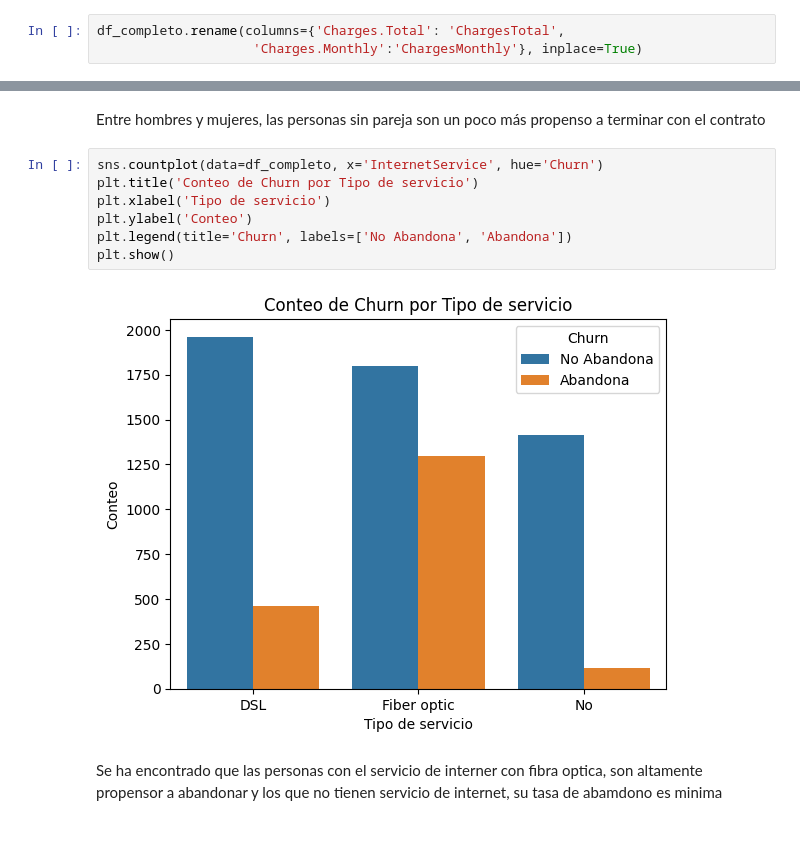
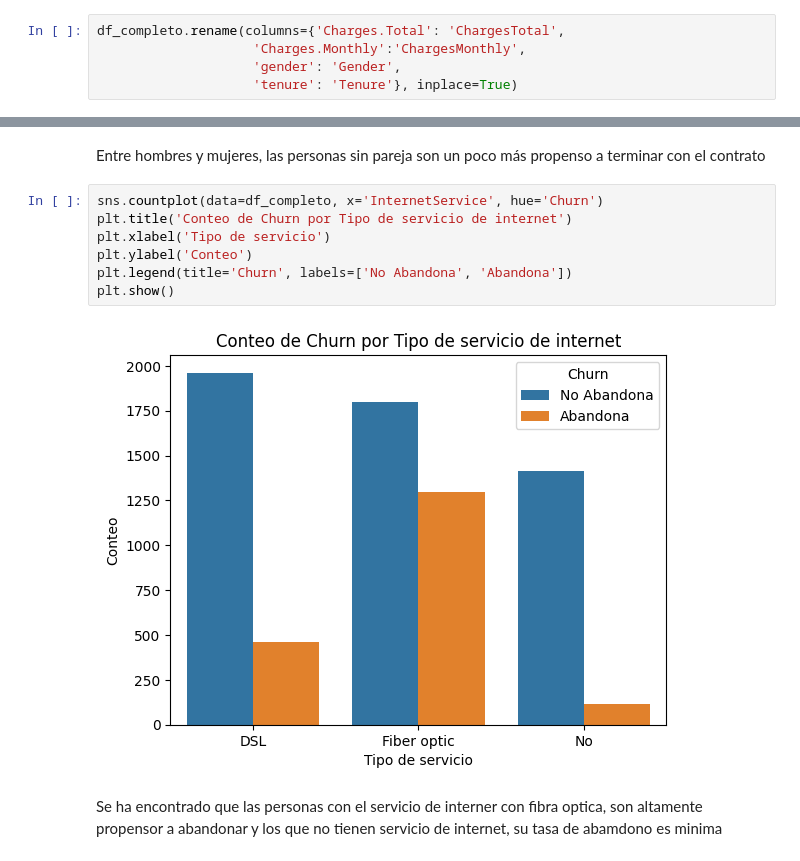
Before and after one commit to Cristiand056/Alura_Teleconx_LATAM, a Jupyter notebook: TelecomX_LATAM.ipynb, the cells around one changed output, grey strips where cells are left out. Drawn from its saved outputs; the diff is of its cells as text.

```diff
--- a/TelecomX_LATAM.ipynb
+++ b/TelecomX_LATAM.ipynb
@@ -149,5 +149,7 @@ df_completo.describe()
 | max | 1.000000 | 72.000000 | 118.750000 | 8684.800000 |
 # %%
 df_completo.rename(columns={'Charges.Total': 'ChargesTotal',
-                    'Charges.Monthly':'ChargesMonthly'}, inplace=True)
+                    'Charges.Monthly':'ChargesMonthly',
+                    'gender': 'Gender',
+                    'tenure': 'Tenure'}, inplace=True)
 # %%
@@ -209,13 +211,13 @@ plt.show()
 Entre hombres y mujeres, las personas sin pareja son un poco más propenso a terminar con el contrato
 # %%
 sns.countplot(data=df_completo, x='InternetService', hue='Churn')
-plt.title('Conteo de Churn por Tipo de servicio')
+plt.title('Conteo de Churn por Tipo de servicio de internet')
 plt.xlabel('Tipo de servicio')
 plt.ylabel('Conteo')
 plt.legend(title='Churn', labels=['No Abandona', 'Abandona'])
 plt.show()
 # %% [output]
-[figure, old version]
+[figure, new version]
 # %% [markdown]
 Se ha encontrado que las personas con el servicio de interner con fibra optica, son altamente propensor a abandonar y los que no tienen servicio de internet, su tasa de abamdono es minima
 # %% [markdown]
```
Also changed, not shown: parts of 9 cells of this notebook.
